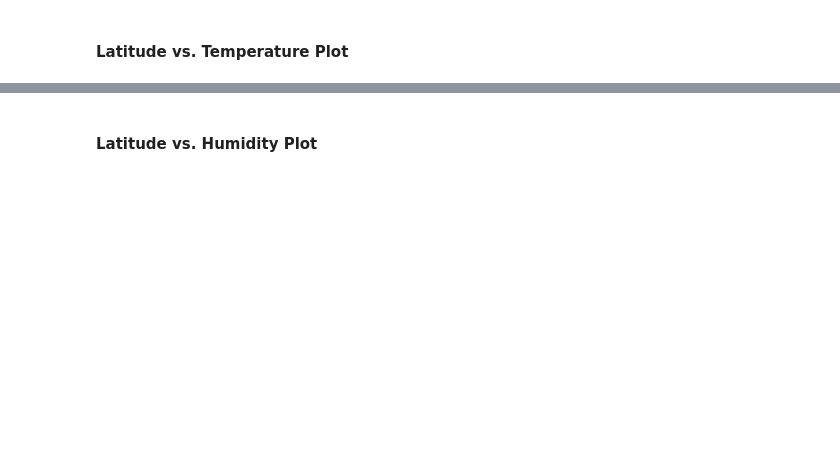
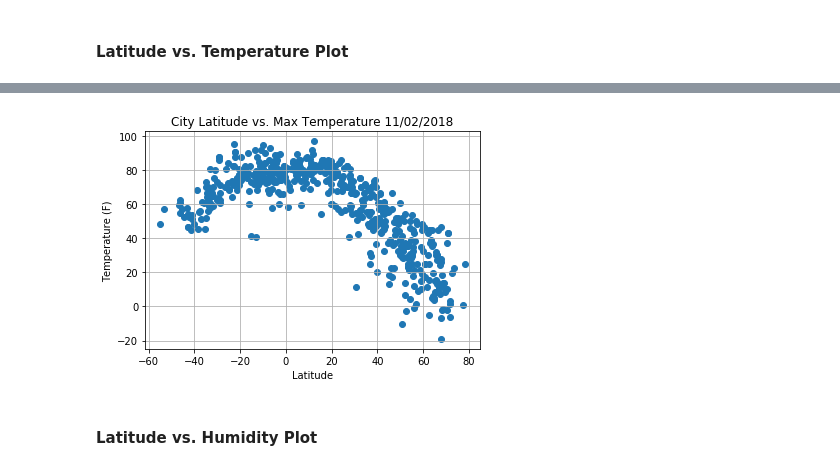
Before and after one commit to kreitlerj/WeatherPy, a Jupyter notebook: WeatherPy/WeatherPy.ipynb, the cells around one changed output, grey strips where cells are left out. Drawn from its saved outputs; the diff is of its cells as text; code cells hidden in the pictures; blank space fills up the shorter version.

Commit message:
Adding plots and final changes

```diff
--- a/WeatherPy/WeatherPy.ipynb
+++ b/WeatherPy/WeatherPy.ipynb
@@ -149,0 +149,10 @@ dtype: int64
+# %%
+#Clean dataframe to remove cities that were not found
+city_weather['Max Temp'] = city_weather['Max Temp'].replace('', np.nan)
+city_weather = city_weather.dropna()
+
+#Save dataframe
+city_weather.to_csv("Output/CityWeatherData.csv", index=False, header=True)
+
+#Preview the dataframe
+city_weather.head()
@@ -155,2 +170,19 @@ dtype: int64
+# %%
+# Build a scatter plot for each data type
+plt.scatter(city_weather["Lat"], city_weather["Max Temp"], marker="o")
+
+# Incorporate the other graph properties
+plt.title(f'City Latitude vs. Max Temperature {time.strftime("%m/%d/%Y")}')
+plt.ylabel("Temperature (F)")
+plt.xlabel("Latitude")
+plt.grid(True)
+
+# Save the figure
+plt.savefig("Output/City Latitude vs. Max Temperature.png")
+
+# Show plot
+plt.show()
+# %% [output]
+[figure, added]
 # %% [markdown]
 #### Latitude vs. Humidity Plot
```
Also changed, not shown: parts of 22 cells of this notebook, 8 other files.
